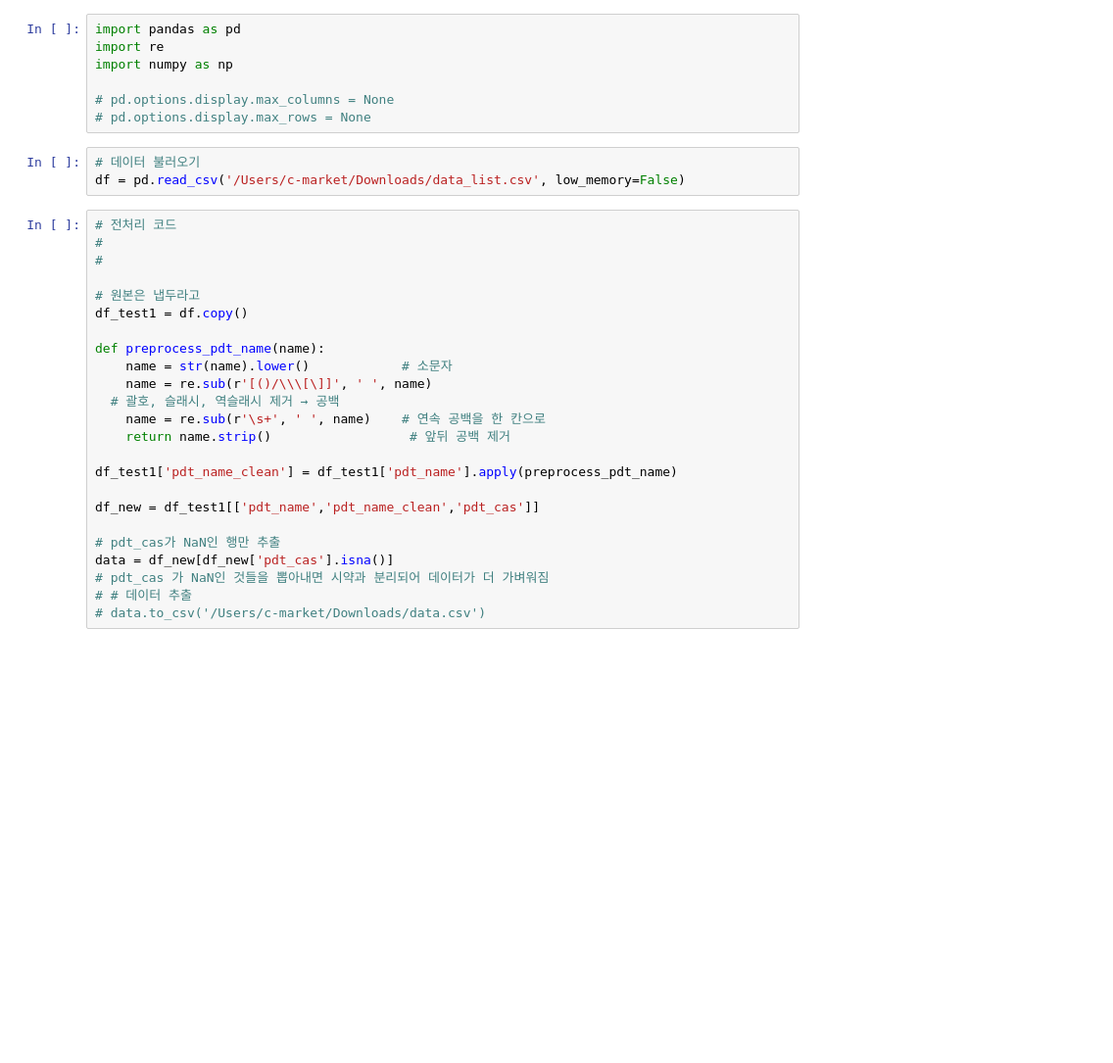
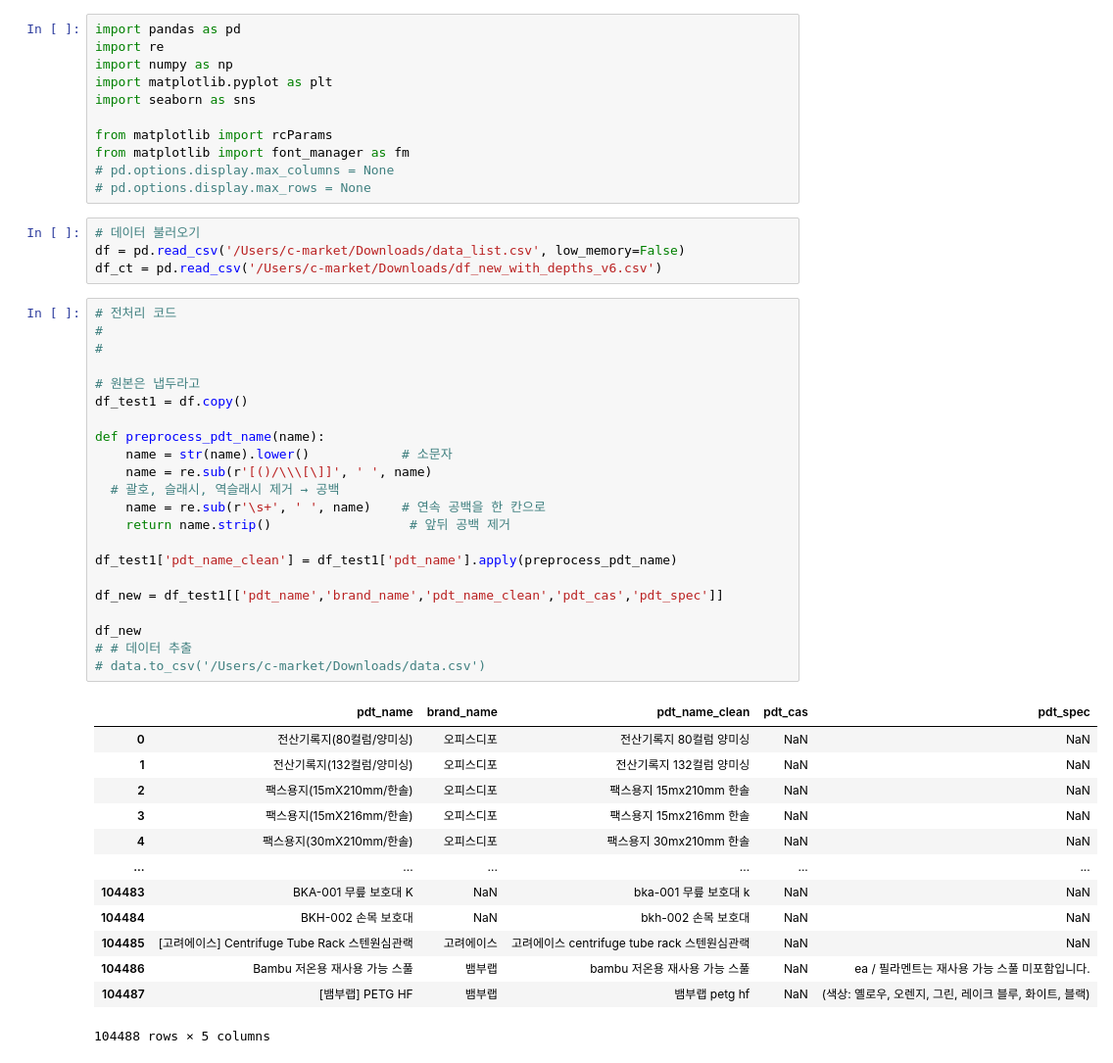
Before and after one commit to yeonwoo-kim-data/C-market-place-intern, a Jupyter notebook: cmaple.ipynb, the cells around one changed output. Shown at 98% size. Cells and saved outputs as stored; diff of their text form; blank space fills up the shorter version.

```diff
--- a/cmaple.ipynb
+++ b/cmaple.ipynb
@@ -2,33 +25,50 @@
 import pandas as pd
 import re
 import numpy as np
+import matplotlib.pyplot as plt
+import seaborn as sns
 
+from matplotlib import rcParams
+from matplotlib import font_manager as fm
 # pd.options.display.max_columns = None
 # pd.options.display.max_rows = None
 # %%
 # 데이터 불러오기
 df = pd.read_csv('/Users/c-market/Downloads/data_list.csv', low_memory=False)
+df_ct = pd.read_csv('/Users/c-market/Downloads/df_new_with_depths_v6.csv')
 # %%
 # 전처리 코드
 #
 #
 
 # 원본은 냅두라고
 df_test1 = df.copy()
 
 def preprocess_pdt_name(name):
     name = str(name).lower()            # 소문자
     name = re.sub(r'[()/\\\[\]]', ' ', name)
   # 괄호, 슬래시, 역슬래시 제거 → 공백
     name = re.sub(r'\s+', ' ', name)    # 연속 공백을 한 칸으로
     return name.strip()                  # 앞뒤 공백 제거
 
 df_test1['pdt_name_clean'] = df_test1['pdt_name'].apply(preprocess_pdt_name)
 
-df_new = df_test1[['pdt_name','pdt_name_clean','pdt_cas']]
+df_new = df_test1[['pdt_name','brand_name','pdt_name_clean','pdt_cas','pdt_spec']]
 
-# pdt_cas가 NaN인 행만 추출
-data = df_new[df_new['pdt_cas'].isna()]
-# pdt_cas 가 NaN인 것들을 뽑아내면 시약과 분리되어 데이터가 더 가벼워짐
+df_new
 # # 데이터 추출
 # data.to_csv('/Users/c-market/Downloads/data.csv')
+# %% [output]
+|  | pdt_name | brand_name | pdt_name_clean | pdt_cas | pdt_spec |
+| 0 | 전산기록지(80컬럼/양미싱) | 오피스디포 | 전산기록지 80컬럼 양미싱 | NaN | NaN |
+| 1 | 전산기록지(132컬럼/양미싱) | 오피스디포 | 전산기록지 132컬럼 양미싱 | NaN | NaN |
+| 2 | 팩스용지(15mX210mm/한솔) | 오피스디포 | 팩스용지 15mx210mm 한솔 | NaN | NaN |
+| 3 | 팩스용지(15mX216mm/한솔) | 오피스디포 | 팩스용지 15mx216mm 한솔 | NaN | NaN |
+| 4 | 팩스용지(30mX210mm/한솔) | 오피스디포 | 팩스용지 30mx210mm 한솔 | NaN | NaN |
+| ... | ... | ... | ... | ... | ... |
+| 104483 | BKA-001 무릎 보호대 K | NaN | bka-001 무릎 보호대 k | NaN | NaN |
+| 104484 | BKH-002 손목 보호대 | NaN | bkh-002 손목 보호대 | NaN | NaN |
+| 104485 | [고려에이스] Centrifuge Tube Rack 스텐원심관랙 | 고려에이스 | 고려에이스 centrifuge tube rack 스텐원심관랙 | NaN | NaN |
+| 104486 | Bambu 저온용 재사용 가능 스풀 | 뱀부랩 | bambu 저온용 재사용 가능 스풀 | NaN | ea / 필라멘트는 재사용 가능 스풀 미포함입니다. |
+| 104487 | [뱀부랩] PETG HF | 뱀부랩 | 뱀부랩 petg hf | NaN | (색상: 옐로우, 오렌지, 그린, 레이크 블루, 화이트, 블랙) |
+104488 rows × 5 columns
```
Also changed, not shown: parts of 8 cells of this notebook, 3 other files.
